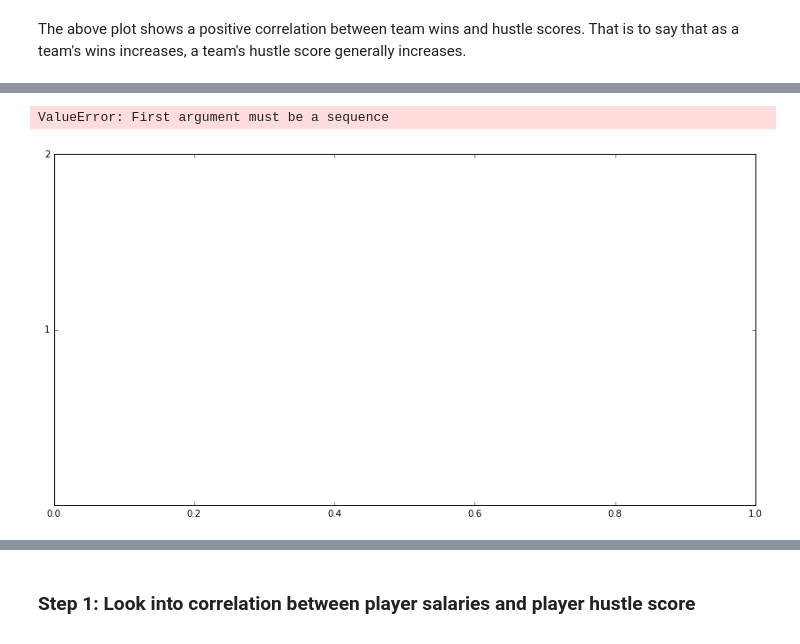
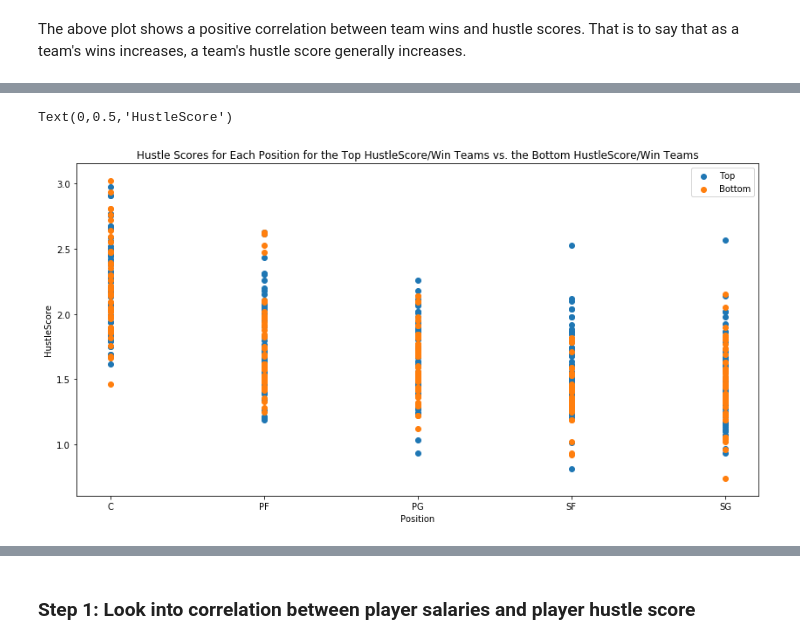
Before and after one commit to yairfax/CMSC320-final-project, a Jupyter notebook: Final Project.ipynb, the cells around one changed output, grey strips where cells are left out. Cells and saved outputs as stored; diff of their text form; code cells hidden in the pictures.

```diff
--- a/Final Project.ipynb
+++ b/Final Project.ipynb
@@ -516,0 +497,7 @@ bottomTeams.head()
+# %%
+# Define a top team as having more than or equal to the median wins
+# and more than or equal to the median HustleScore
+topTeams = teamTable[teamTable['Wins'] >= teamTable['Wins'].median()]
+topTeams = topTeams.rename(index=str, columns={'HustleScore': 'TeamHustleScore'})
+topTeams = topTeams[topTeams['TeamHustleScore'] >= topTeams['TeamHustleScore'].median()]
+topTeams.head()
@@ -516,0 +511,6 @@ bottomTeams.head()
+# %%
+# Define a bottom team as having less than the median wins and less than the median HustleScore
+bottomTeams = teamTable[teamTable['Wins'] < teamTable['Wins'].median()]
+bottomTeams = bottomTeams.rename(index=str, columns={'HustleScore': 'TeamHustleScore'})
+bottomTeams = bottomTeams[bottomTeams['TeamHustleScore'] < bottomTeams['TeamHustleScore'].median()]
+bottomTeams.head()
@@ -527,10 +527,18 @@ ValueError: First argument must be a sequence
-# %%
-bottomTeamsPlayers = pd.merge(bottomTeams, hustleStats, how='left', on=['Team']).sort_values('Pos')
-x = bottomTeamsPlayers['Pos']
-y = bottomTeamsPlayers['HustleScore_y']
-fig, ax = plt.subplots()
-ax.set_yticks(range(1,3,1))
-ax.scatter(x, y)
-# %% [output]
-ValueError: First argument must be a sequence
-[figure, removed]
+# %%
+x1 = topTeamsPlayers['Pos']
+y1 = topTeamsPlayers['HustleScore']
+
+x2 = bottomTeamsPlayers['Pos']
+y2 = bottomTeamsPlayers['HustleScore']
+
+fig, ax = plt.subplots()
+ax.scatter(x1, y1, label='Top')
+ax.scatter(x2, y2, label='Bottom')
+
+ax.legend()
+ax.set_title('Hustle Scores for Each Position for the Top HustleScore/Win Teams vs. the Bottom HustleScore/Win Teams')
+ax.set_xlabel('Position')
+ax.set_ylabel('HustleScore')
+# %% [output]
+Text(0,0.5,'HustleScore')
+[figure, added]
```
Also changed, not shown: parts of 24 cells of this notebook, 1 other file.
